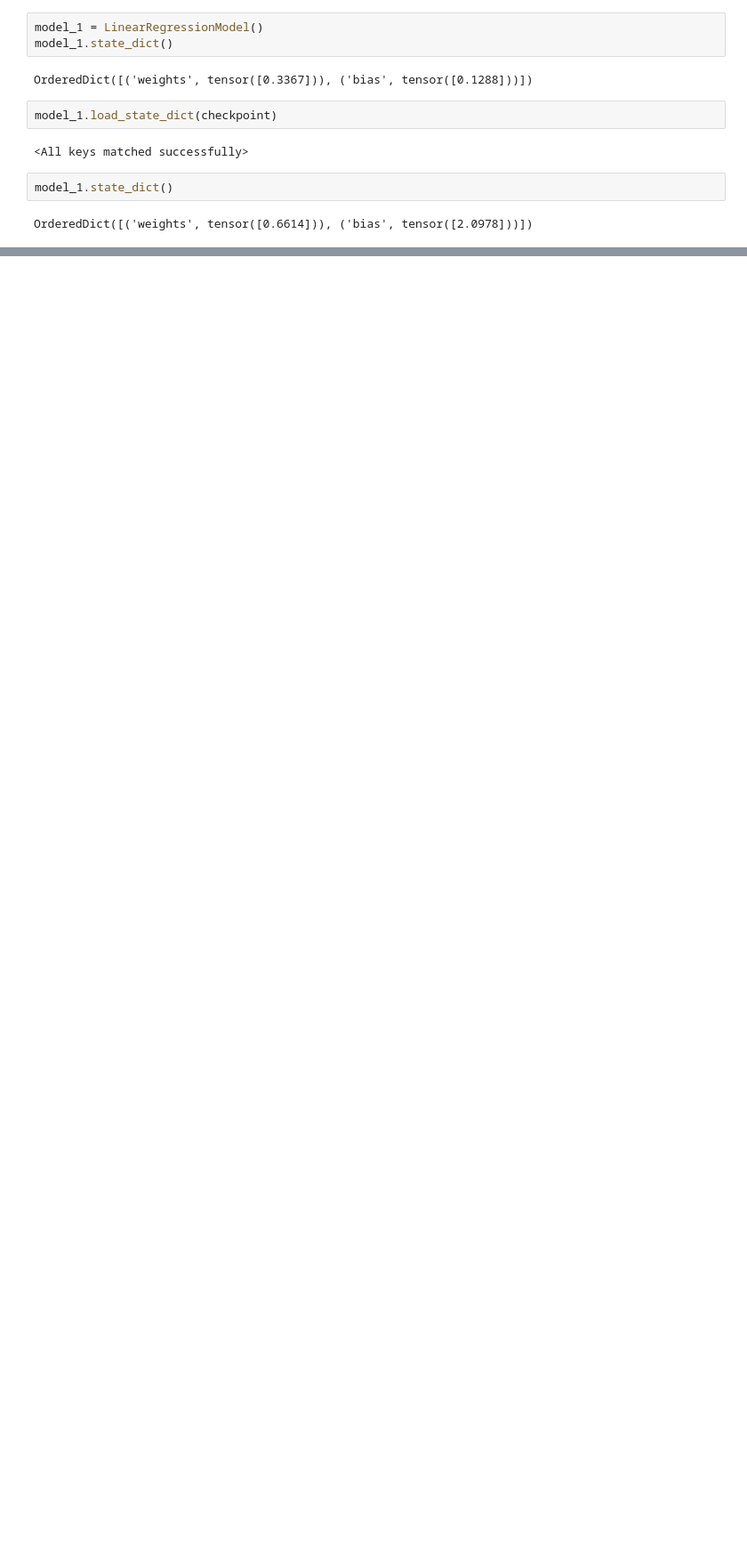
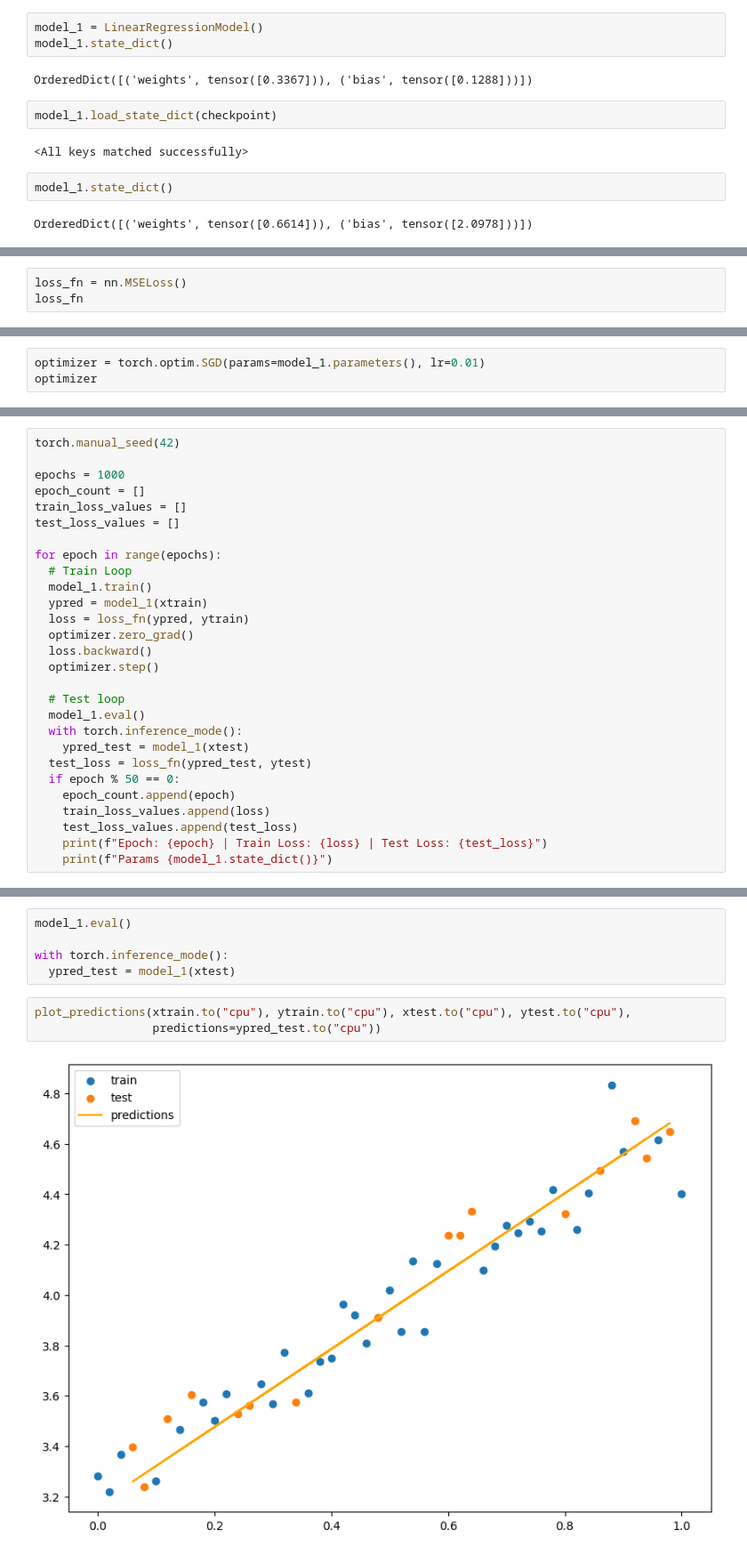
Before and after one commit to utkarshg1/Pytorch, a Jupyter notebook: Pytorch_Workflow.ipynb, the cells around one changed output, grey strips where cells are left out. Shown at 89% size. Saved outputs shown, nothing was run; the diff lists cells and outputs as text; blank space fills up the shorter version.

```diff
--- a/Pytorch_Workflow.ipynb
+++ b/Pytorch_Workflow.ipynb
@@ -421,0 +490,3 @@ OrderedDict([('weights', tensor([0.6614])), ('bias', tensor([2.0978]))])
+# %%
+loss_fn = nn.MSELoss()
+loss_fn
@@ -421,0 +495,3 @@ OrderedDict([('weights', tensor([0.6614])), ('bias', tensor([2.0978]))])
+# %%
+optimizer = torch.optim.SGD(params=model_1.parameters(), lr=0.01)
+optimizer
@@ -421,0 +511,28 @@ OrderedDict([('weights', tensor([0.6614])), ('bias', tensor([2.0978]))])
+# %%
+torch.manual_seed(42)
+
+epochs = 1000
+epoch_count = []
+train_loss_values = []
+test_loss_values = []
+
+for epoch in range(epochs):
+  # Train Loop
+  model_1.train()
+  ypred = model_1(xtrain)
+  loss = loss_fn(ypred, ytrain)
+  optimizer.zero_grad()
+  loss.backward()
+  optimizer.step()
+
+  # Test loop
+  model_1.eval()
+  with torch.inference_mode():
+    ypred_test = model_1(xtest)
+  test_loss = loss_fn(ypred_test, ytest)
+  if epoch % 50 == 0:
+    epoch_count.append(epoch)
+    train_loss_values.append(loss)
+    test_loss_values.append(test_loss)
+    print(f"Epoch: {epoch} | Train Loss: {loss} | Test Loss: {test_loss}")
+    print(f"Params {model_1.state_dict()}")
@@ -421,0 +557,10 @@ OrderedDict([('weights', tensor([0.6614])), ('bias', tensor([2.0978]))])
+# %%
+model_1.eval()
+
+with torch.inference_mode():
+  ypred_test = model_1(xtest)
+# %%
+plot_predictions(xtrain.to("cpu"), ytrain.to("cpu"), xtest.to("cpu"), ytest.to("cpu"),
+                 predictions=ypred_test.to("cpu"))
+# %% [output]
+[figure, added]
```
Also changed, not shown: parts of 34 cells of this notebook.
